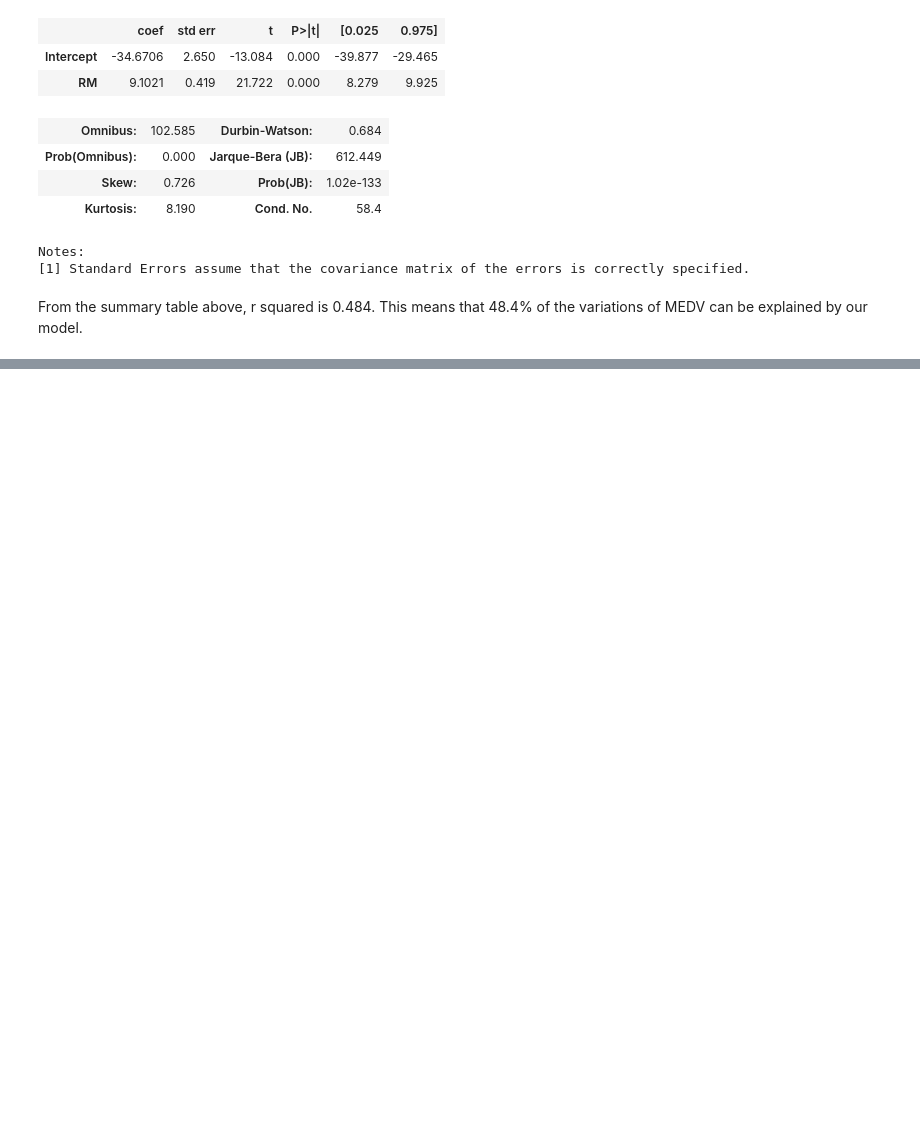
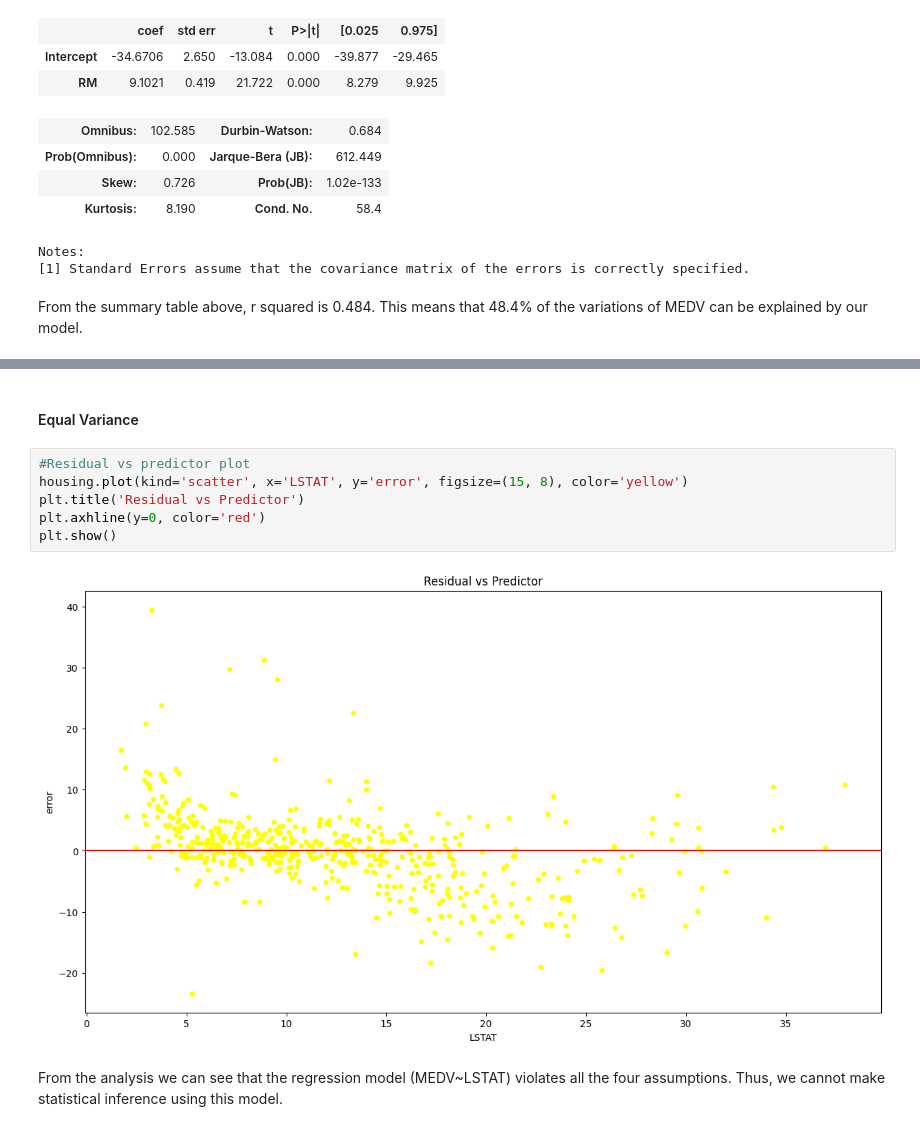
Before and after one commit to CheropS/Visualization-stock-prices, a Jupyter notebook: housing.ipynb, the cells around one changed output, grey strips where cells are left out. Saved outputs shown, nothing was run; the diff lists cells and outputs as text; blank space fills up the shorter version.

```diff
--- a/housing.ipynb
+++ b/housing.ipynb
@@ -144,0 +208,12 @@ From the summary table above, r squared is 0.484. This means that 48.4% of the v
+# %% [markdown]
+#### Equal Variance
+# %%
+#Residual vs predictor plot
+housing.plot(kind='scatter', x='LSTAT', y='error', figsize=(15, 8), color='yellow')
+plt.title('Residual vs Predictor')
+plt.axhline(y=0, color='red')
+plt.show()
+# %% [output]
+[figure, added]
+# %% [markdown]
+From the analysis we can see that the regression model (MEDV~LSTAT) violates all the four assumptions. Thus, we cannot make statistical inference using this model.
```
Also changed, not shown: parts of 11 cells of this notebook.
